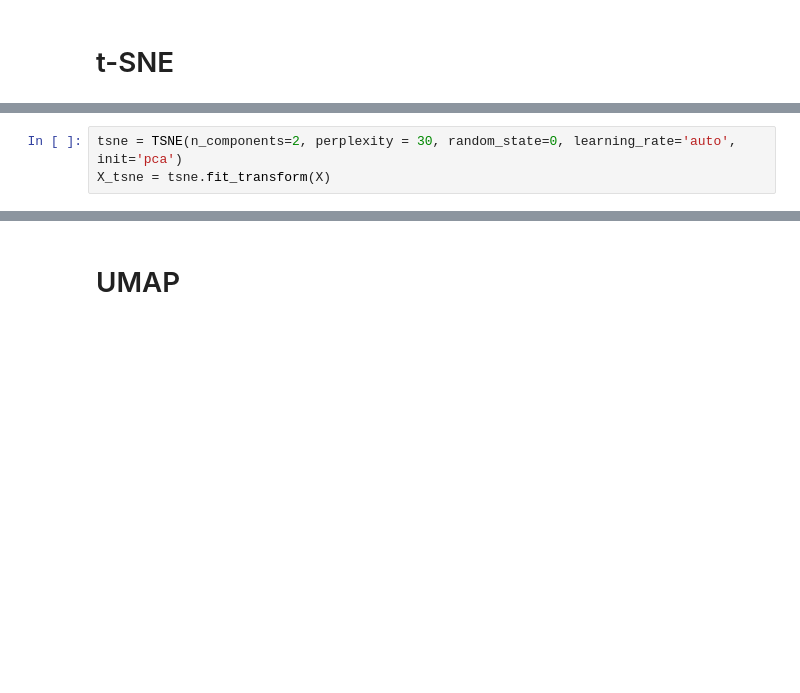
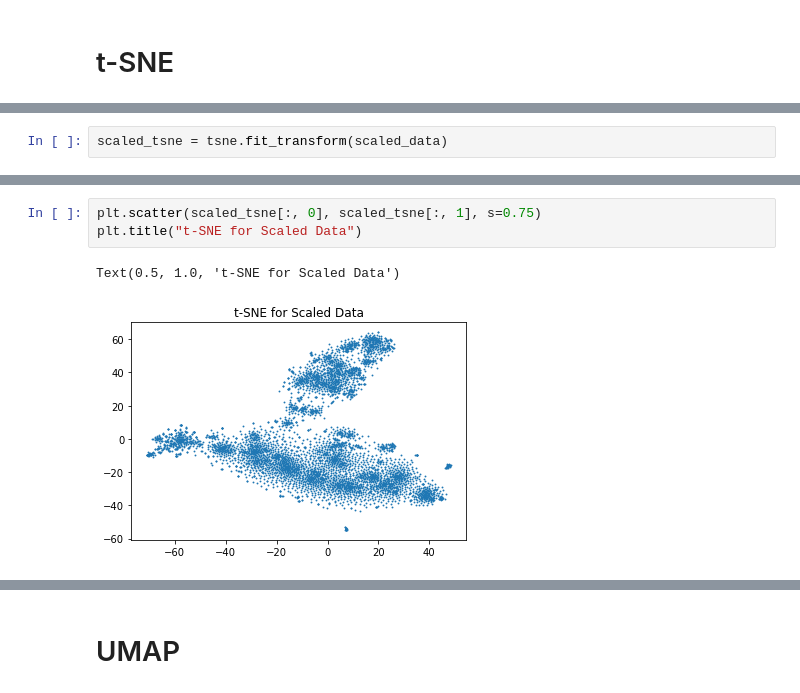
Before and after one commit to Harin329/SNCluster, a Jupyter notebook: dbscan.ipynb, the cells around one changed output, grey strips where cells are left out. Drawn from its saved outputs; the diff is of its cells as text; blank space fills up the shorter version.

```diff
--- a/dbscan.ipynb
+++ b/dbscan.ipynb
@@ -55,3 +65,2 @@ array([3.04060234, 2.54406804, 2.08635983, ..., 0.        , 0.        ,
 # %%
-tsne = TSNE(n_components=2, perplexity = 30, random_state=0, learning_rate='auto', init='pca')
-X_tsne = tsne.fit_transform(X)
+scaled_tsne = tsne.fit_transform(scaled_data)
@@ -78,0 +75,6 @@ X_tsne_df
+# %%
+plt.scatter(scaled_tsne[:, 0], scaled_tsne[:, 1], s=0.75)
+plt.title("t-SNE for Scaled Data")
+# %% [output]
+Text(0.5, 1.0, 't-SNE for Scaled Data')
+[figure, added]
```
Also changed, not shown: parts of 27 cells of this notebook.
